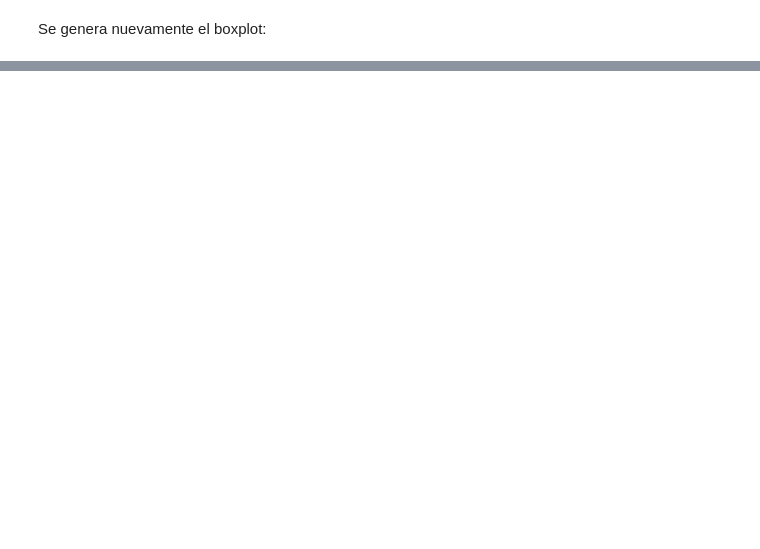
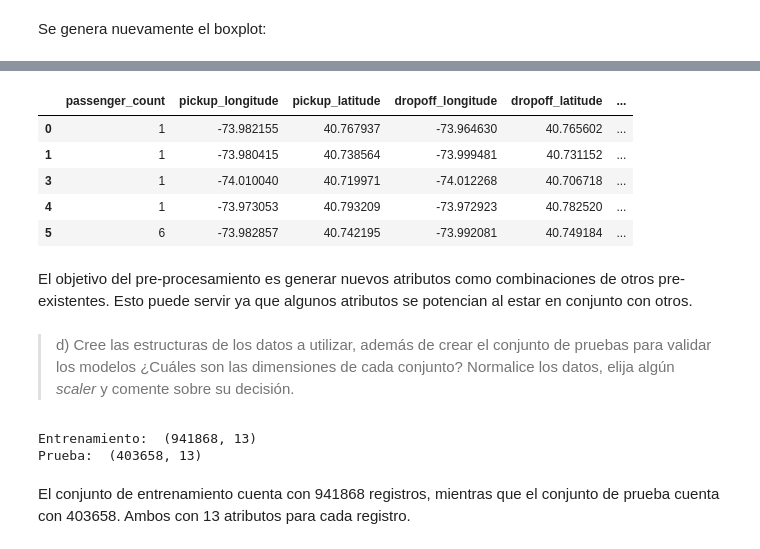
Before and after one commit to JorgeAliste/Tarea0-INF393-II-2018, a Jupyter notebook: Tarea2/Tarea 2 - Pregunta 3 Aguirre Aliste.ipynb, the cells around one changed output, grey strips where cells are left out. Saved outputs shown, nothing was run; the diff lists cells and outputs as text; code cells hidden in the pictures; blank space fills up the shorter version.

```diff
--- a/Tarea2/Tarea 2 - Pregunta 3 Aguirre Aliste.ipynb
+++ b/Tarea2/Tarea 2 - Pregunta 3 Aguirre Aliste.ipynb
@@ -295,0 +119,60 @@ c)
+# %%
+"""extraer caract geograficas"""
+def distance(p_lat,p_long,d_lat,d_long):
+    pickup = (p_lat, p_long)
+    dropoff = (d_lat, d_long)
+    distance_all=great_circle(pickup, dropoff).km
+    return distance_all
+def grado(p_lat,p_long,d_lat,d_long):
+    lat1= np.radians(p_lat)
+    lat2= np.radians(d_lat)
+    dLon = np.radians(d_long - p_long)
+    y = np.sin(dLon)*np.cos(lat2)
+    x = np.cos(lat1)*np.sin(lat2) - np.sin(lat1)*np.cos(lat2)*np.cos(dLon)
+    return (np.degrees( np.arctan2(y,x) ) + 360 ) %360
+
+cal = USFederalHolidayCalendar()
+holidays = cal.holidays(start='2015',end='2017')
+def preprocesar(df):
+    df.fillna(0,inplace=True)
+    """transformar fechas a tiempos"""
+    df['hour'] = pd.to_datetime(df['pickup_datetime']).dt.hour
+    df['hour'] = pd.to_numeric(df['hour'])
+    df['cday'] = pd.to_datetime(df['pickup_datetime']).dt.dayofweek #0:lunes,6:domingo
+    df['cday'] = pd.to_numeric(df['cday'])
+    df['month'] = pd.to_datetime(df['pickup_datetime']).dt.month #1:enero, 12: diciembre
+    df['month'] = pd.to_numeric(df['month'])
+    """Feature Generation"""
+    df['distancia_viaje'] = np.sqrt( np.square(df['pickup_longitude']-df['dropoff_longitude'])
+                                    + np.square(df['pickup_latitude']-df['dropoff_latitude'])) #euclideana
+    distancia_real_aprox = [ distance(df['pickup_latitude'].values[i],
+                                 df['pickup_longitude'].values[i],
+                                 df['dropoff_latitude'].values[i],
+                                 df['dropoff_longitude'].values[i]) for i in range(len(df['pickup_latitude']))]
+    df['distancia_viaje_km'] = distancia_real_aprox
+    df['grado_direccion'] = [ grado(df['pickup_latitude'].values[i],  #agregar direccion (en base a grado)
+                                 df['pickup_longitude'].values[i],
+                                 df['dropoff_latitude'].values[i],
+                                 df['dropoff_longitude'].values[i]) for i in range(len(df['pickup_latitude']))]
+    seasons = [0,0,1,1,1,2]  #0: winter, 1: spring, 2: summer
+    df['season'] = [ seasons[df['month'].values[i] - 1] for i in range(len(df['month'])) ]  #agregar temporada
+    df['holiday'] = df['pickup_datetime'].isin(holidays) #holidays
+    """ Eliminar columnas -- limpiar"""
+    df.drop(["pickup_datetime","dropoff_datetime","id","vendor_id","store_and_fwd_flag"], axis=1,inplace=True)
+    df["holiday"] = df["holiday"].astype('category')#a categorico
+    """codifica"""
+    cat_columns = df.select_dtypes(['category']).columns
+    df[cat_columns] = df[cat_columns].apply(lambda x: x.cat.codes)
+preprocesar(df)
+df.head()
+# %% [output]
+|  | passenger_count | pickup_longitude | pickup_latitude | dropoff_longitude | dropoff_latitude | ... |
+| 0 | 1 | -73.982155 | 40.767937 | -73.964630 | 40.765602 | ... |
+| 1 | 1 | -73.980415 | 40.738564 | -73.999481 | 40.731152 | ... |
+| 3 | 1 | -74.010040 | 40.719971 | -74.012268 | 40.706718 | ... |
+| 4 | 1 | -73.973053 | 40.793209 | -73.972923 | 40.782520 | ... |
+| 5 | 6 | -73.982857 | 40.742195 | -73.992081 | 40.749184 | ... |
+# %% [markdown]
+El objetivo del pre-procesamiento es generar nuevos atributos como combinaciones de otros pre-existentes. Esto puede servir ya que algunos atributos se potencian al estar en conjunto con otros.
+# %% [markdown]
+> d) Cree las estructuras de los datos a utilizar, además de crear el conjunto de pruebas para validar los modelos ¿Cuáles son las dimensiones de cada conjunto? Normalice los datos, elija algún *scaler* y comente sobre su decisión.
@@ -295,0 +190,8 @@ c)
+# %%
+print("Entrenamiento: ", X_train_scaled.shape)
+print("Prueba: ", X_test_scaled.shape)
+# %% [output]
+Entrenamiento:  (941868, 13)
+Prueba:  (403658, 13)
+# %% [markdown]
+El conjunto de entrenamiento cuenta con 941868 registros, mientras que el conjunto de prueba cuenta con 403658. Ambos con 13 atributos para cada registro.
```
Also changed, not shown: parts of 43 cells of this notebook.
